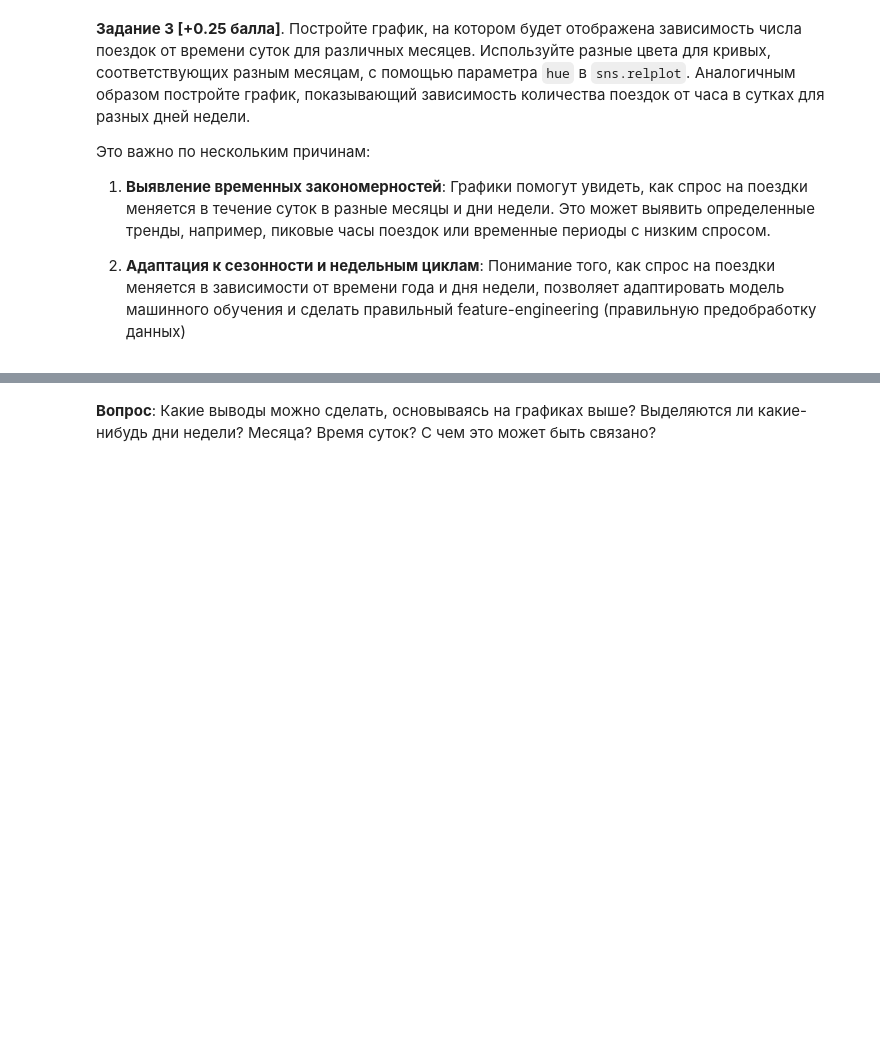
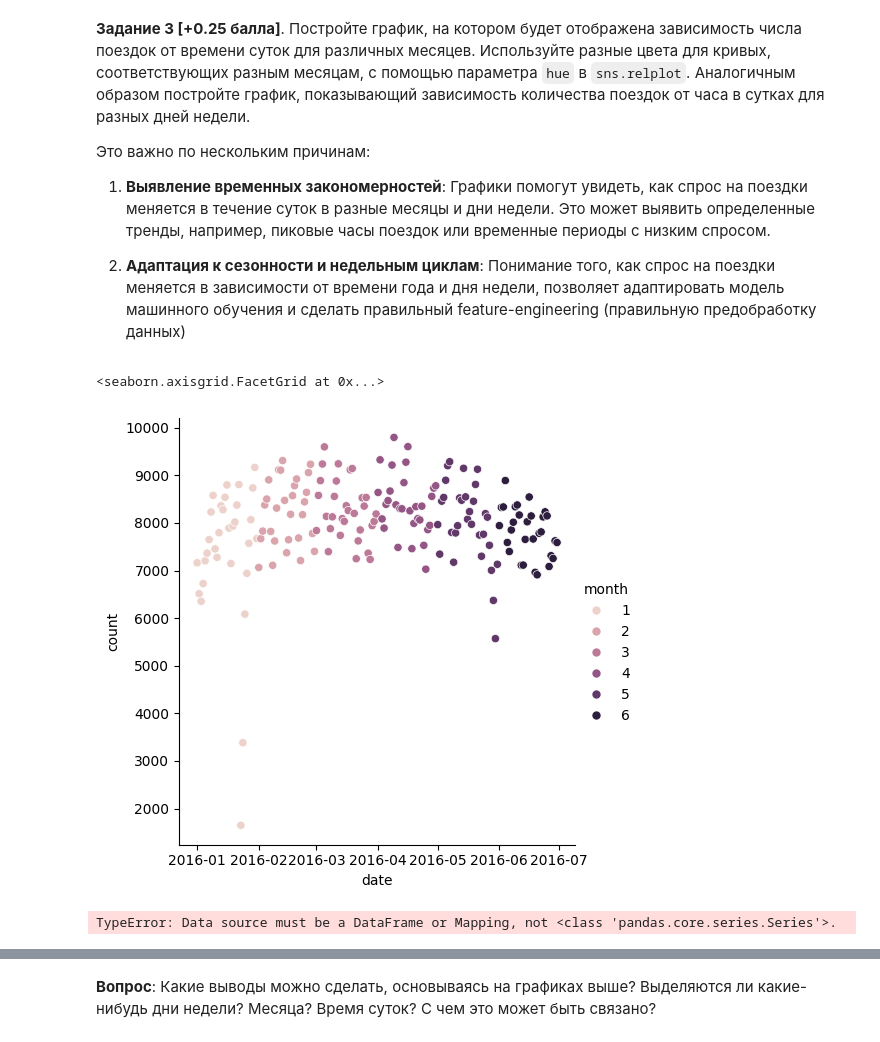
Before and after one commit to diwwae/MatModSchool, a Jupyter notebook: Мат_мод_Учебный_кейс_ipynb.ipynb, the cells around one changed output, grey strips where cells are left out. Cells and saved outputs as stored; diff of their text form; code cells hidden in the pictures; blank space fills up the shorter version.

```diff
--- a/Мат_мод_Учебный_кейс_ipynb.ipynb
+++ b/Мат_мод_Учебный_кейс_ipynb.ipynb
@@ -174,0 +163,16 @@ train_data.groupby('date').count()
+# %%
+days_count['month'] = pd.to_datetime(days_count['date']).dt.month
+
+sns.relplot(data=days_count, x="date", y="count", hue='month')
+# %% [output]
+<seaborn.axisgrid.FacetGrid at 0x...>
+[figure, added]
+# %%
+train_data["month"] = train_data['pickup_datetime'].dt.month
+
+group_data = train_data.groupby('month')['month'].count()
+group_data = pd.DataFrame({'month':group_data.index, 'count':group_data.values})
+
+sns.relplot(data=group_data, x="month", y="count", hue='month')
+# %% [output]
+TypeError: Data source must be a DataFrame or Mapping, not <class 'pandas.core.series.Series'>.
```
Also changed, not shown: parts of 12 cells of this notebook.
